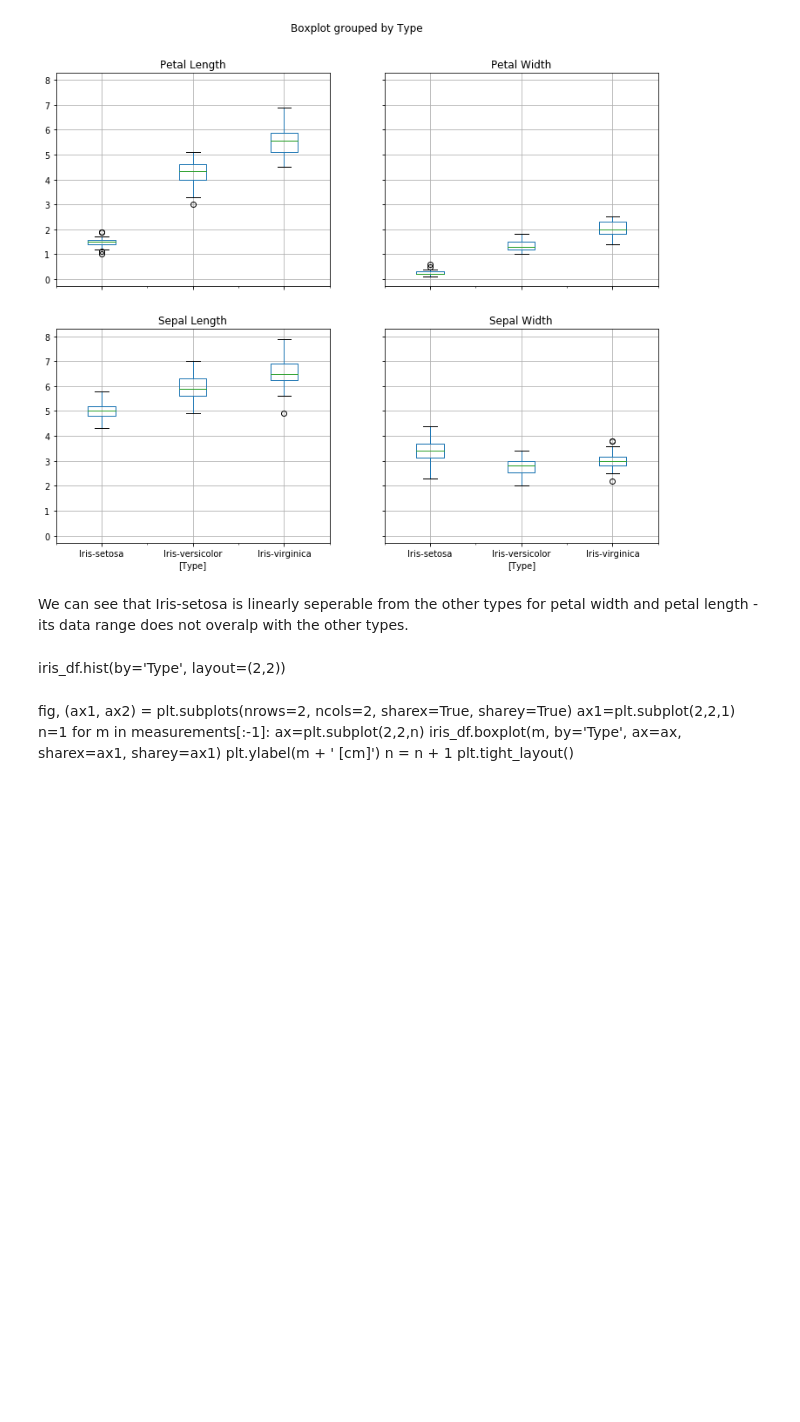
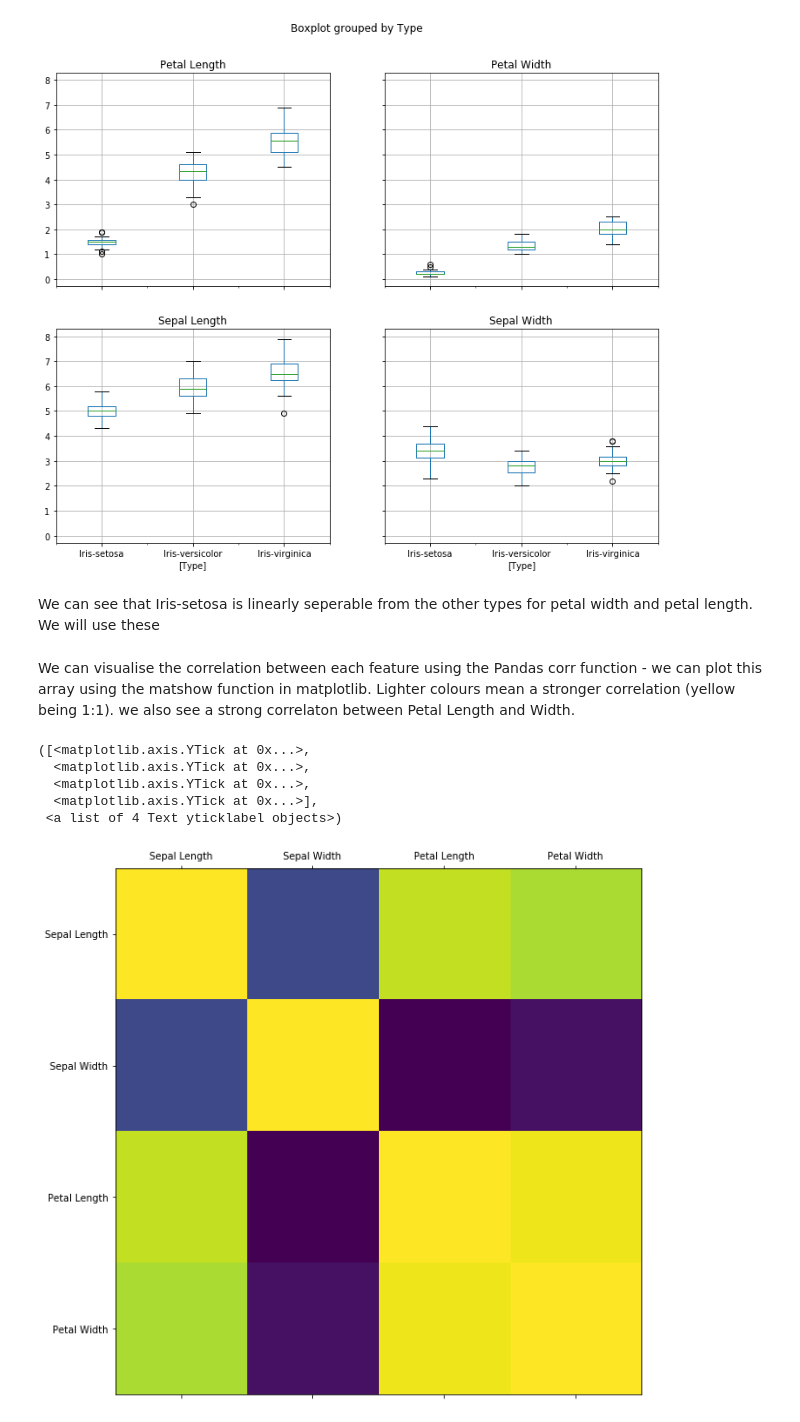
Before and after one commit to David-Pugh/Scikit-Learn, a Jupyter notebook: 0-The Iris Dataset.ipynb, the cells around one changed output. Saved outputs shown, nothing was run; the diff lists cells and outputs as text; code cells hidden in the pictures; blank space fills up the shorter version.

```diff
--- a/0-The Iris Dataset.ipynb
+++ b/0-The Iris Dataset.ipynb
@@ -186,16 +186,19 @@ array([[<matplotlib.axes._subplots.AxesSubplot object at 0x...>,
         <matplotlib.axes._subplots.AxesSubplot object at 0x...>]], dtype=object)
 [figure]
 # %% [markdown]
-We can see that Iris-setosa is linearly seperable from the other types for petal width and petal length - its data range does not overalp with the other types.
+We can see that Iris-setosa is linearly seperable from the other types for petal width and petal length. We will use these
-# %% [markdown]
-iris_df.hist(by='Type', layout=(2,2))
-# %% [markdown]
-fig, (ax1, ax2) = plt.subplots(nrows=2, ncols=2, sharex=True, sharey=True)
-ax1=plt.subplot(2,2,1)
-n=1
-for m in measurements[:-1]:
-    ax=plt.subplot(2,2,n)
-    iris_df.boxplot(m, by='Type', ax=ax, sharex=ax1, sharey=ax1)
-    plt.ylabel(m + ' [cm]')
-    n = n + 1
-plt.tight_layout()
+# %% [markdown]
+We can visualise the correlation between each feature using the Pandas corr function - we can plot this array using the matshow function in matplotlib. Lighter colours mean a stronger correlation (yellow being 1:1). we also see a strong correlaton between Petal Length and Width.
+# %%
+corr = iris_df.corr()
+fig, ax = plt.subplots(figsize=(12, 10))
+ax.matshow(corr)
+plt.xticks(range(len(corr.columns)), corr.columns)
+plt.yticks(range(len(corr.columns)), corr.columns)
+# %% [output]
+([<matplotlib.axis.YTick at 0x...>,
+  <matplotlib.axis.YTick at 0x...>,
+  <matplotlib.axis.YTick at 0x...>,
+  <matplotlib.axis.YTick at 0x...>],
+ <a list of 4 Text yticklabel objects>)
+[figure, added]
```
Also changed, not shown: parts of 3 cells of this notebook.
